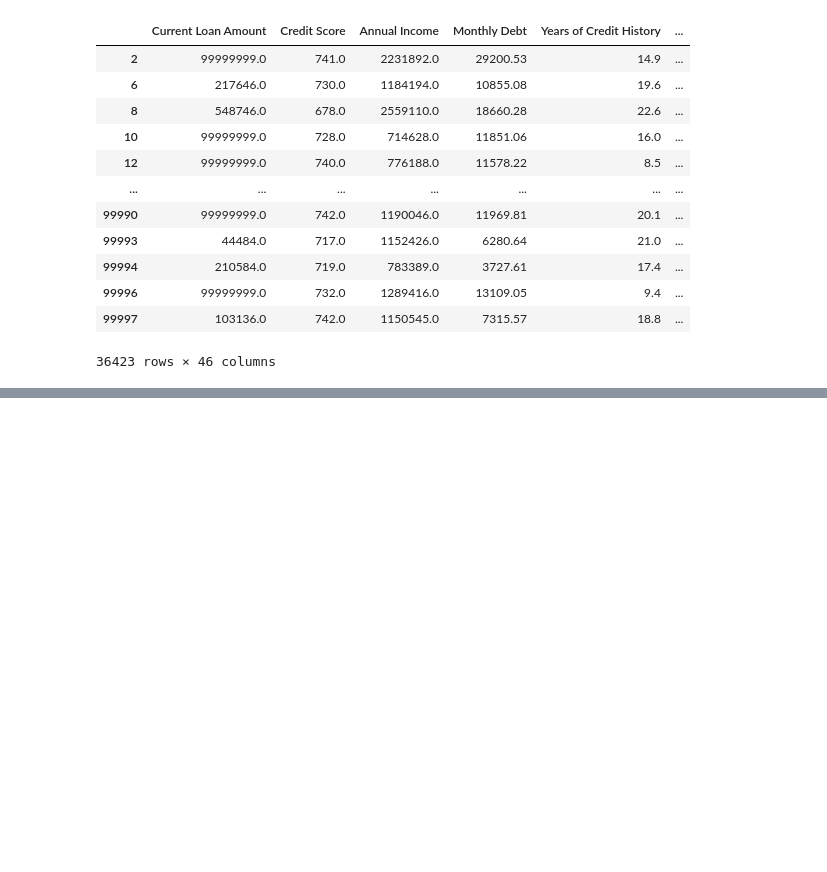
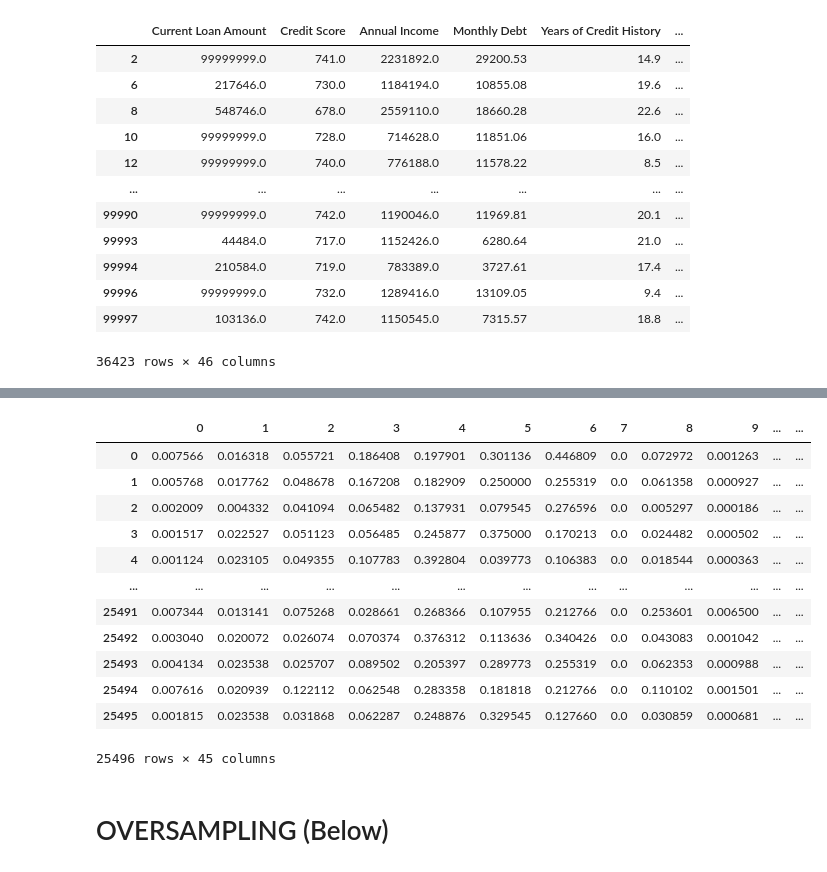
Before and after one commit to Lanpaiva/neural-networks, a Jupyter notebook: pre_processamento/pre_processamento.ipynb, the cells around one changed output, grey strips where cells are left out. Cells and saved outputs as stored; diff of their text form; code cells hidden in the pictures; blank space fills up the shorter version.

```diff
--- a/pre_processamento/pre_processamento.ipynb
+++ b/pre_processamento/pre_processamento.ipynb
@@ -64,0 +69,2 @@ credit_train_new
+# %%
+X_train, X_test, y_train, y_test = train_test_split(credit_train_new.loc[:,credit_train_new.columns != 'Status'], credit_train_new.loc[:,credit_train_new.columns == 'Status'], test_size = 0.3, random_state = 39)
@@ -64,0 +75,4 @@ credit_train_new
+# %%
+scalar_min_max = MinMaxScaler()
+
+X_train_norm = pd.DataFrame(scalar_min_max.fit_transform(X_train))
@@ -64,0 +97,18 @@ credit_train_new
+# %%
+X_train_norm
+# %% [output]
+|  | 0 | 1 | 2 | 3 | 4 | 5 | 6 | 7 | 8 | 9 | ... | ... |
+| 0 | 0.007566 | 0.016318 | 0.055721 | 0.186408 | 0.197901 | 0.301136 | 0.446809 | 0.0 | 0.072972 | 0.001263 | ... | ... |
+| 1 | 0.005768 | 0.017762 | 0.048678 | 0.167208 | 0.182909 | 0.250000 | 0.255319 | 0.0 | 0.061358 | 0.000927 | ... | ... |
+| 2 | 0.002009 | 0.004332 | 0.041094 | 0.065482 | 0.137931 | 0.079545 | 0.276596 | 0.0 | 0.005297 | 0.000186 | ... | ... |
+| 3 | 0.001517 | 0.022527 | 0.051123 | 0.056485 | 0.245877 | 0.375000 | 0.170213 | 0.0 | 0.024482 | 0.000502 | ... | ... |
+| 4 | 0.001124 | 0.023105 | 0.049355 | 0.107783 | 0.392804 | 0.039773 | 0.106383 | 0.0 | 0.018544 | 0.000363 | ... | ... |
+| ... | ... | ... | ... | ... | ... | ... | ... | ... | ... | ... | ... | ... |
+| 25491 | 0.007344 | 0.013141 | 0.075268 | 0.028661 | 0.268366 | 0.107955 | 0.212766 | 0.0 | 0.253601 | 0.006500 | ... | ... |
+| 25492 | 0.003040 | 0.020072 | 0.026074 | 0.070374 | 0.376312 | 0.113636 | 0.340426 | 0.0 | 0.043083 | 0.001042 | ... | ... |
+| 25493 | 0.004134 | 0.023538 | 0.025707 | 0.089502 | 0.205397 | 0.289773 | 0.255319 | 0.0 | 0.062353 | 0.000988 | ... | ... |
+| 25494 | 0.007616 | 0.020939 | 0.122112 | 0.062548 | 0.283358 | 0.181818 | 0.212766 | 0.0 | 0.110102 | 0.001501 | ... | ... |
+| 25495 | 0.001815 | 0.023538 | 0.031868 | 0.062287 | 0.248876 | 0.329545 | 0.127660 | 0.0 | 0.030859 | 0.000681 | ... | ... |
+25496 rows × 45 columns
+# %% [markdown]
+# OVERSAMPLING (Below)
```
Also changed, not shown: parts of 12 cells of this notebook, 4 other files.
